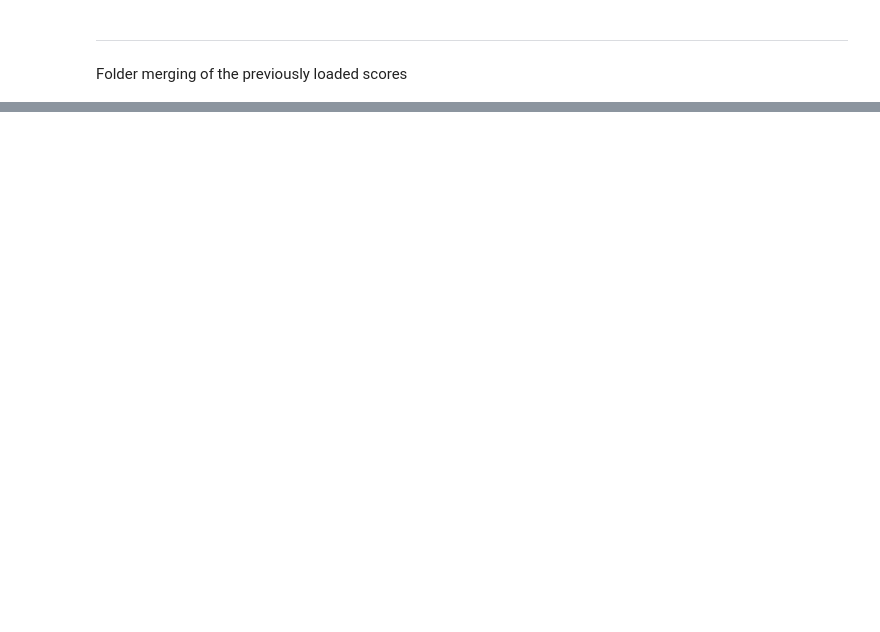
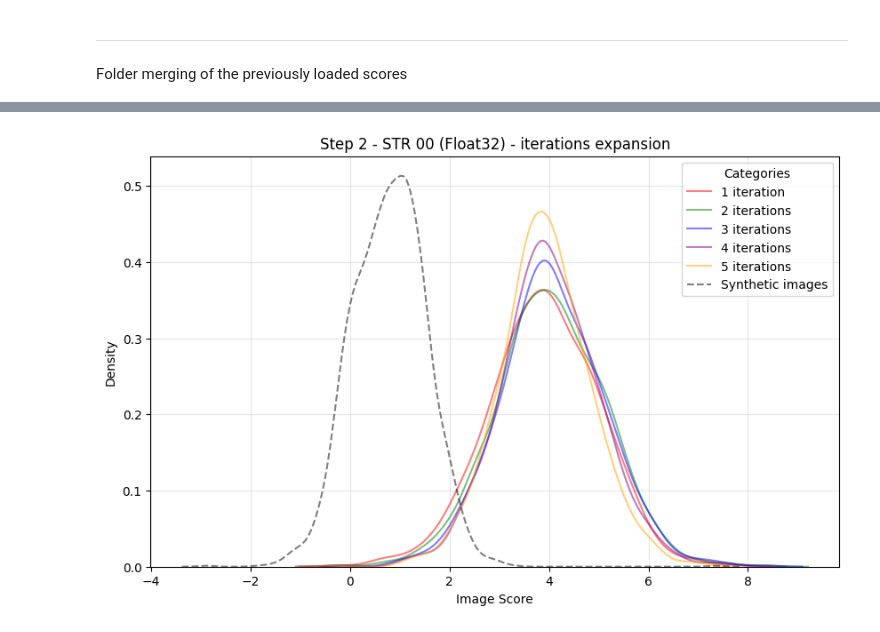
Before and after one commit to mard4/fake-image-detectors, a Jupyter notebook: EXPERIMENTS/plotter.ipynb, the cells around one changed output, grey strips where cells are left out. Cells and saved outputs as stored; diff of their text form; code cells hidden in the pictures; blank space fills up the shorter version.

```diff
--- a/EXPERIMENTS/plotter.ipynb
+++ b/EXPERIMENTS/plotter.ipynb
@@ -514,0 +514,4 @@ plot_density([S2_FAKE, S2_LAUNDERED_STR00,  S2_LAUNDERED_F16_STR05, S2_LAUNDERED
+# %%
+plot_density([S2_STR_00_FFHQ_1_FLOAT32+S2_STR_00_FORLAB_1_FLOAT32, S2_STR_00_FFHQ_2_FLOAT32+S2_STR_00_FORLAB_2_FLOAT32,  S2_STR_00_FFHQ_3_FLOAT32+S2_STR_00_FORLAB_3_FLOAT32, S2_STR_00_FFHQ_4_FLOAT32+S2_STR_00_FORLAB_4_FLOAT32, S2_STR_00_FFHQ_5_FLOAT32+S2_STR_00_FORLAB_5_FLOAT32, S2_FAKE], ["1 iteration", "2 iterations", "3 iterations", "4 iterations", "5 iterations", "Synthetic images"], ["Red", "Green", "Blue", "Purple", "Orange", "Black"], "Step 2 - STR 00 (Float32) - iterations expansion", "S2_STR00_iteration_expand", [False, False, False, False, False, True])
+# %% [output]
+[figure, added]
```
Also changed, not shown: parts of 16 cells of this notebook, 9 other files.
